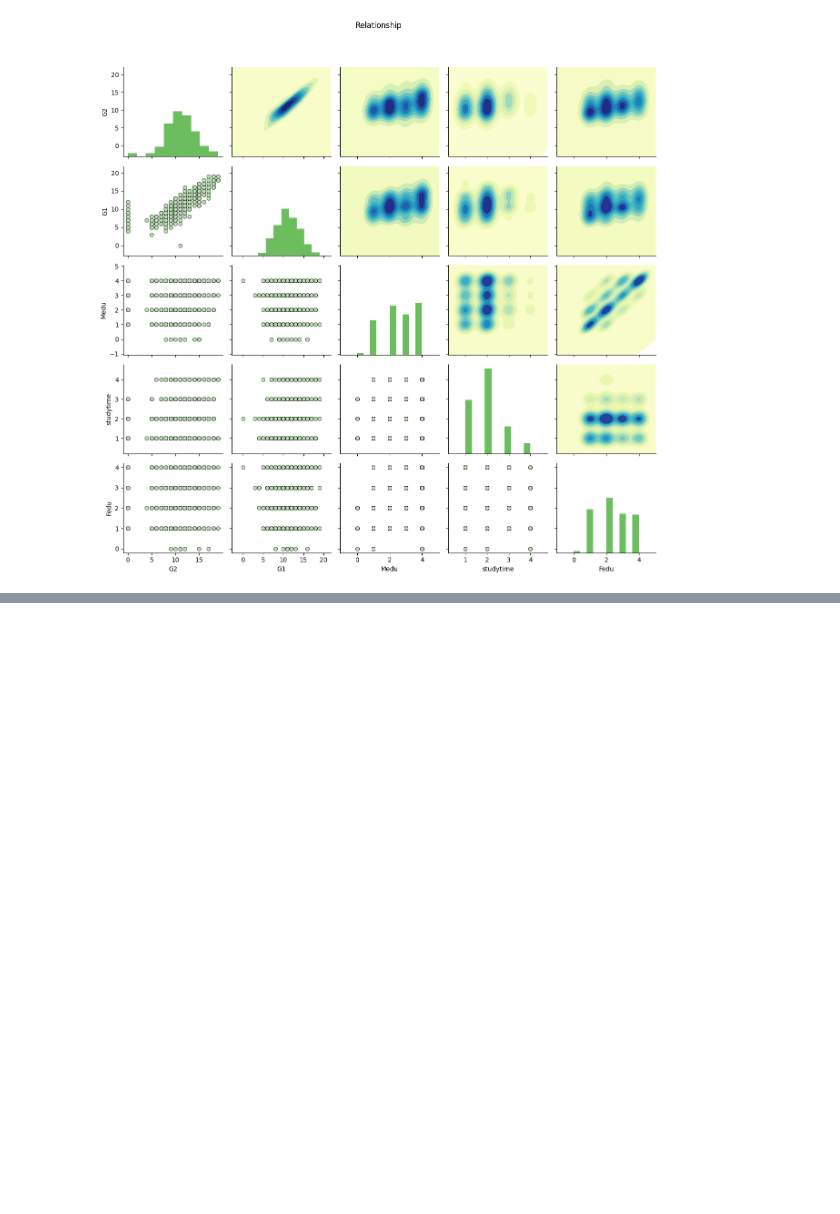
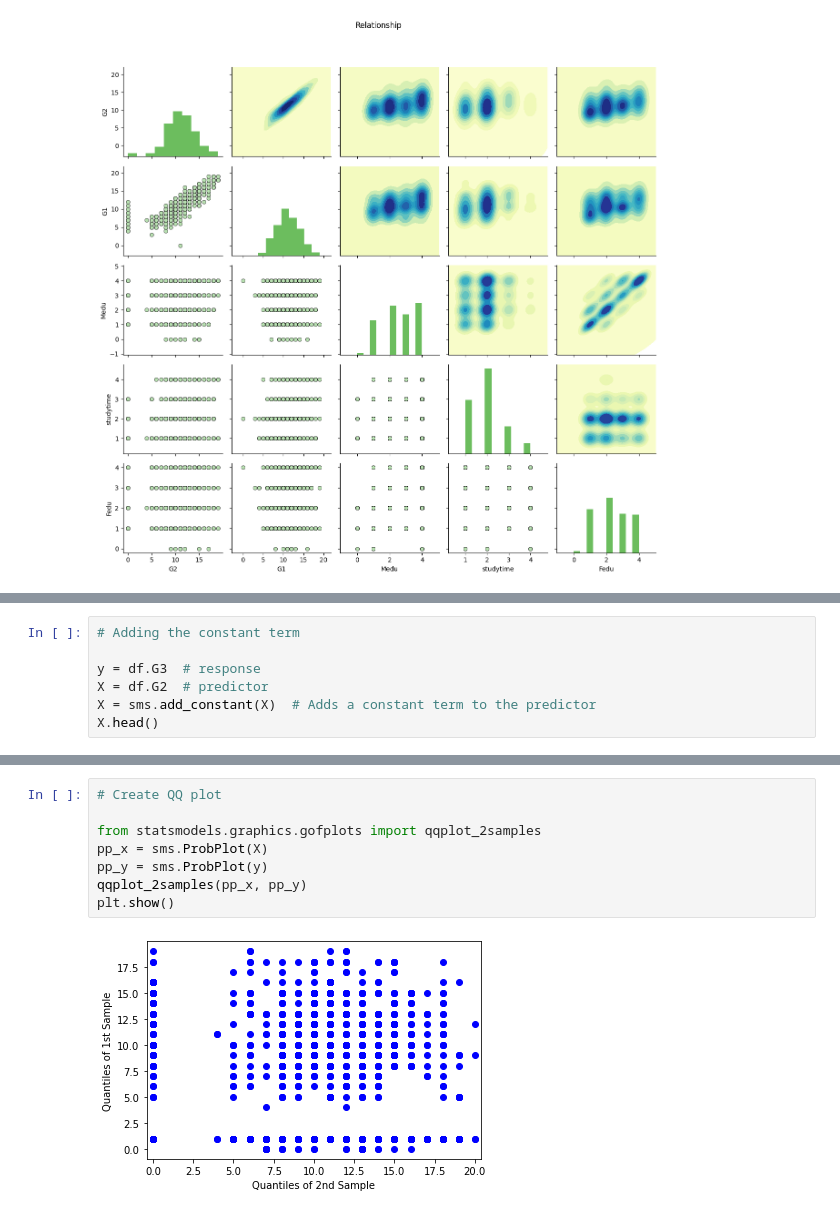
Before and after one commit to ArifAygun/Supervised-Learning-Essential-Training, a Jupyter notebook: AA_Supervised_Learning_Ess_Training.ipynb, the cells around one changed output, grey strips where cells are left out. Saved outputs shown, nothing was run; the diff lists cells and outputs as text; blank space fills up the shorter version.

```diff
--- a/AA_Supervised_Learning_Ess_Training.ipynb
+++ b/AA_Supervised_Learning_Ess_Training.ipynb
@@ -192,0 +360,7 @@ plt.subplots_adjust(top=0.9);
+# %%
+# Adding the constant term
+
+y = df.G3  # response
+X = df.G2  # predictor
+X = sms.add_constant(X)  # Adds a constant term to the predictor
+X.head()
@@ -192,0 +421,10 @@ plt.subplots_adjust(top=0.9);
+# %%
+# Create QQ plot
+
+from statsmodels.graphics.gofplots import qqplot_2samples
+pp_x = sms.ProbPlot(X)
+pp_y = sms.ProbPlot(y)
+qqplot_2samples(pp_x, pp_y)
+plt.show()
+# %% [output]
+[figure, added]
```
Also changed, not shown: parts of 21 cells of this notebook.
